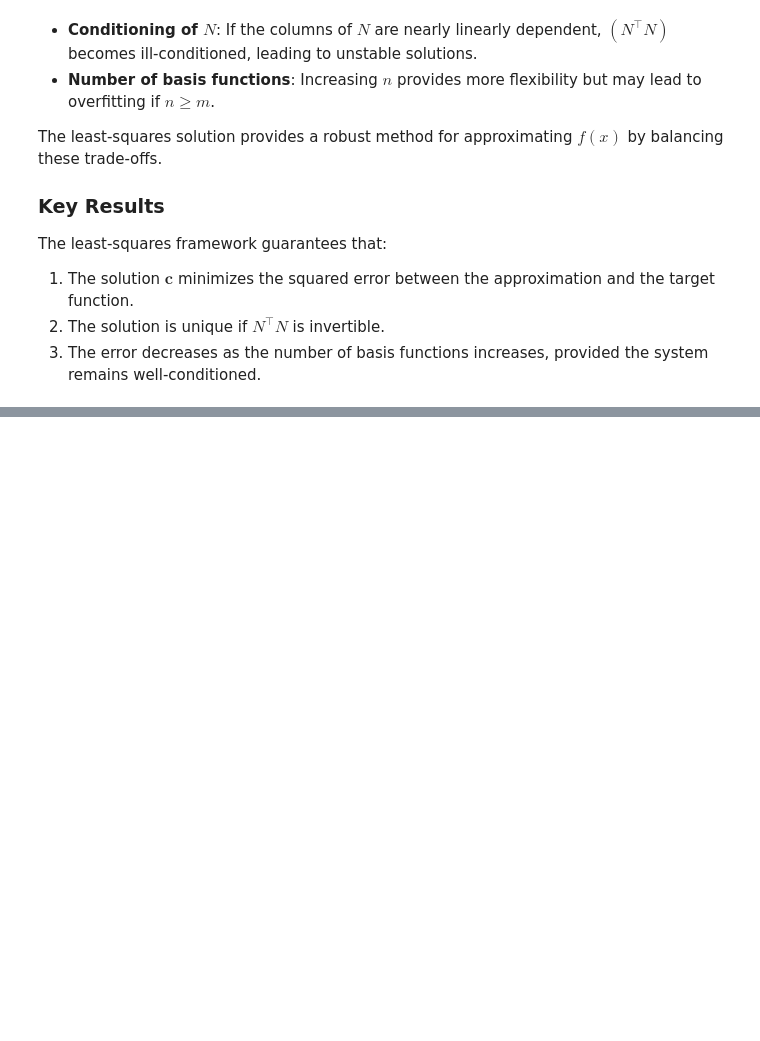
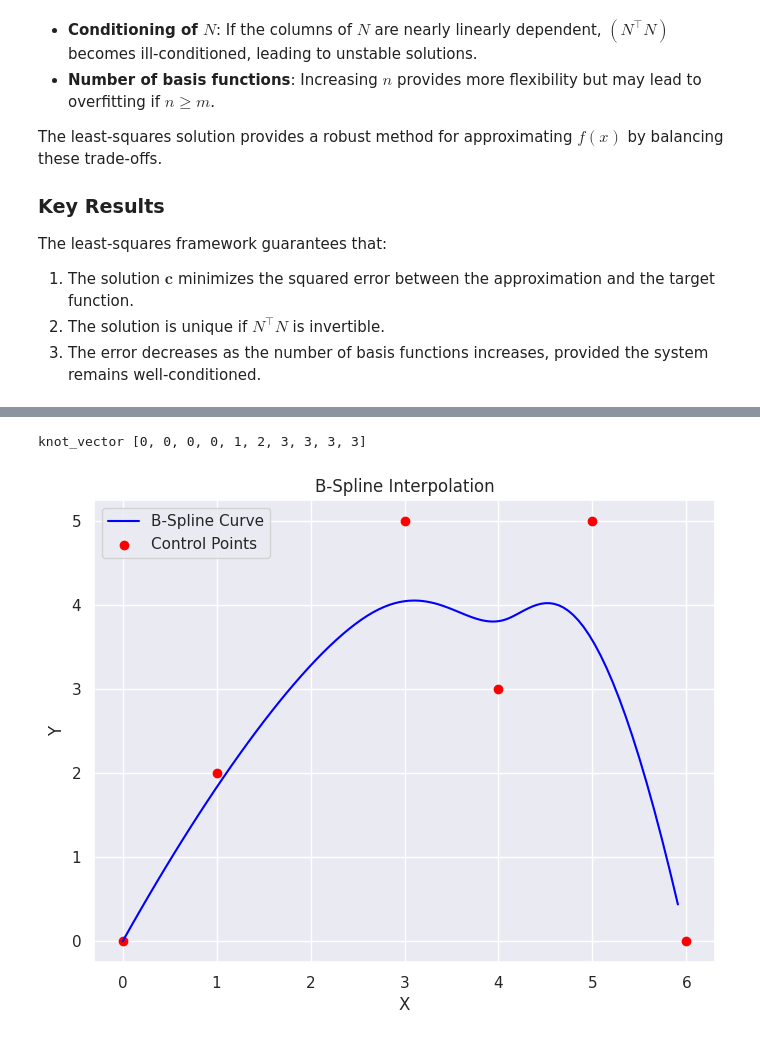
Before and after one commit to spagnoloG/kan, a Jupyter notebook: code/notebooks/02-bsplines.ipynb, the cells around one changed output, grey strips where cells are left out. Cells and saved outputs as stored; diff of their text form; code cells hidden in the pictures; blank space fills up the shorter version.

```diff
--- a/code/notebooks/02-bsplines.ipynb
+++ b/code/notebooks/02-bsplines.ipynb
@@ -593,0 +576,19 @@ Coefficients: [-0.01167892  0.85695473  1.65573273 -2.33235862  1.27858665  0.71
+# %%
+# Control points
+points = [(0, 0), (1, 2), (3, 5), (4, 3), (5, 5), (6, 0)]
+degree = 3  # Number of points fitting the bazier curve
+
+x_spline, y_spline = cox_deboor_spline(points, degree)
+
+plt.figure(figsize=(8, 6))
+plt.plot(x_spline, y_spline, label="B-Spline Curve", color="blue")
+plt.scatter(*zip(*points), color="red", label="Control Points")
+plt.title("B-Spline Interpolation")
+plt.xlabel("X")
+plt.ylabel("Y")
+plt.legend()
+plt.grid(True)
+plt.show()
+# %% [output]
+knot_vector [0, 0, 0, 0, 1, 2, 3, 3, 3, 3]
+[figure, added]
```
Also changed, not shown: parts of 10 cells of this notebook, 1 other file.
